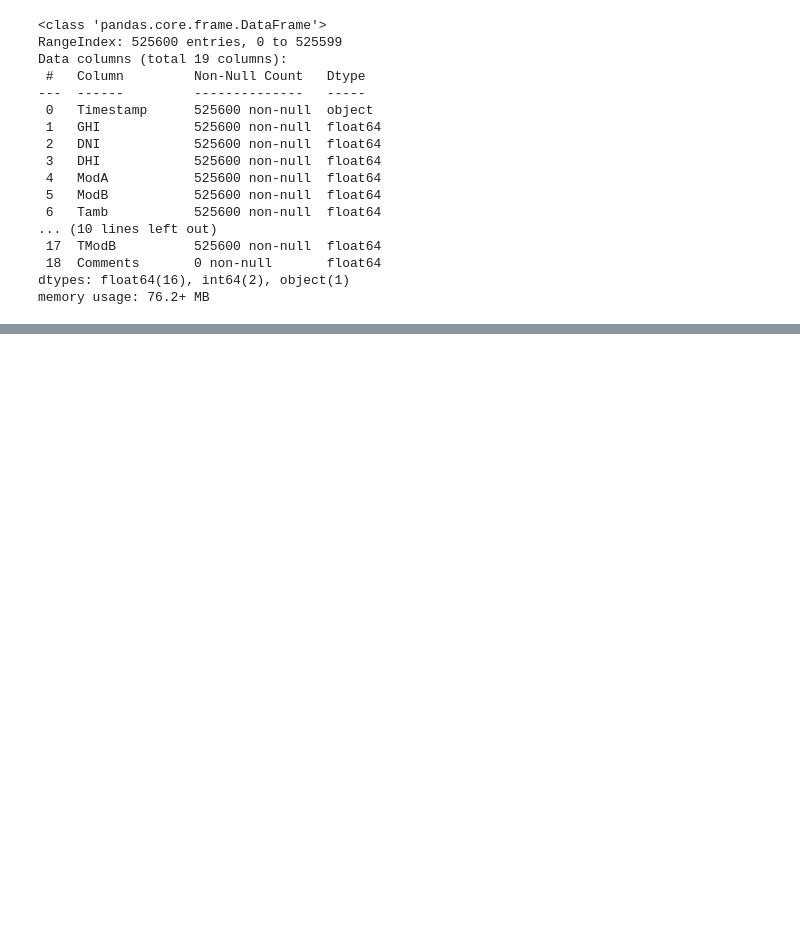
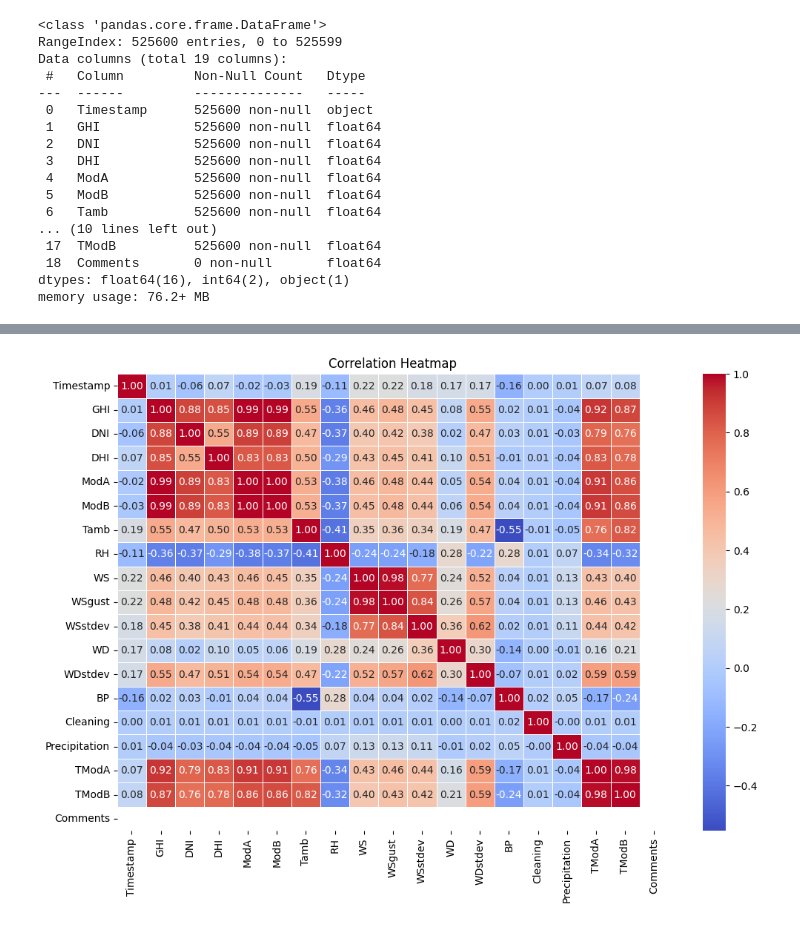
Before and after one commit to Abel-Marie/solar-data-analysis, a Jupyter notebook: datasets/benin-malanville/notebooks/01_eda_benin.ipynb, the cells around one changed output, grey strips where cells are left out. Saved outputs shown, nothing was run; the diff lists cells and outputs as text; code cells hidden in the pictures; blank space fills up the shorter version.

```diff
--- a/datasets/benin-malanville/notebooks/01_eda_benin.ipynb
+++ b/datasets/benin-malanville/notebooks/01_eda_benin.ipynb
@@ -80,0 +190,6 @@ df_benin.describe()
+# %%
+# Step 4: Correlation Analysis for Solar Radiation, ModA, ModB, and Temperatures
+# Visualize the correlation heatmap
+plot_correlation_heatmap(df_benin)
+# %% [output]
+[figure, added]
```
Also changed, not shown: parts of 13 cells of this notebook, 3 other files.
